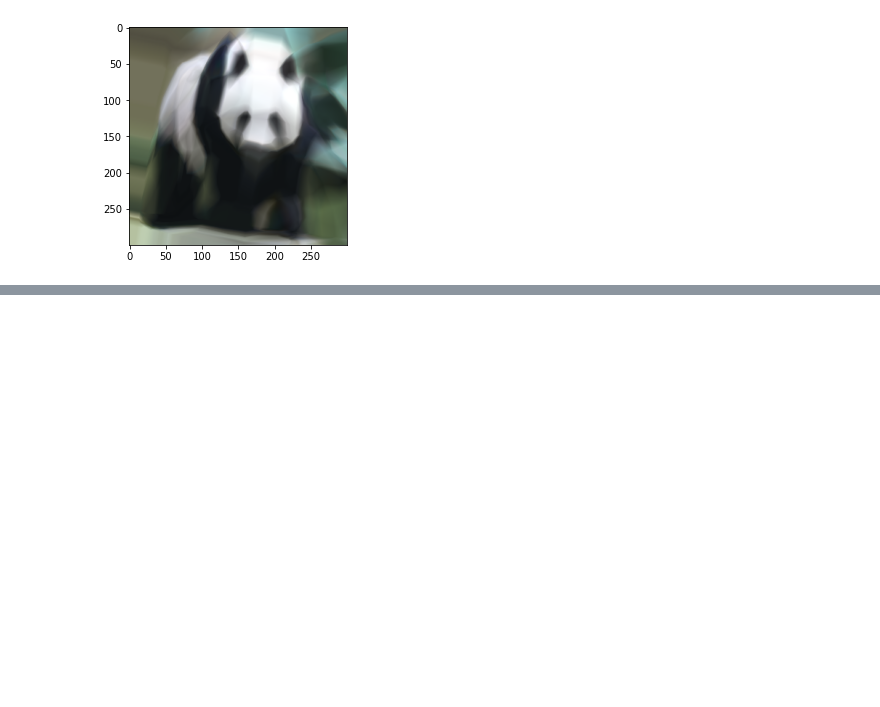
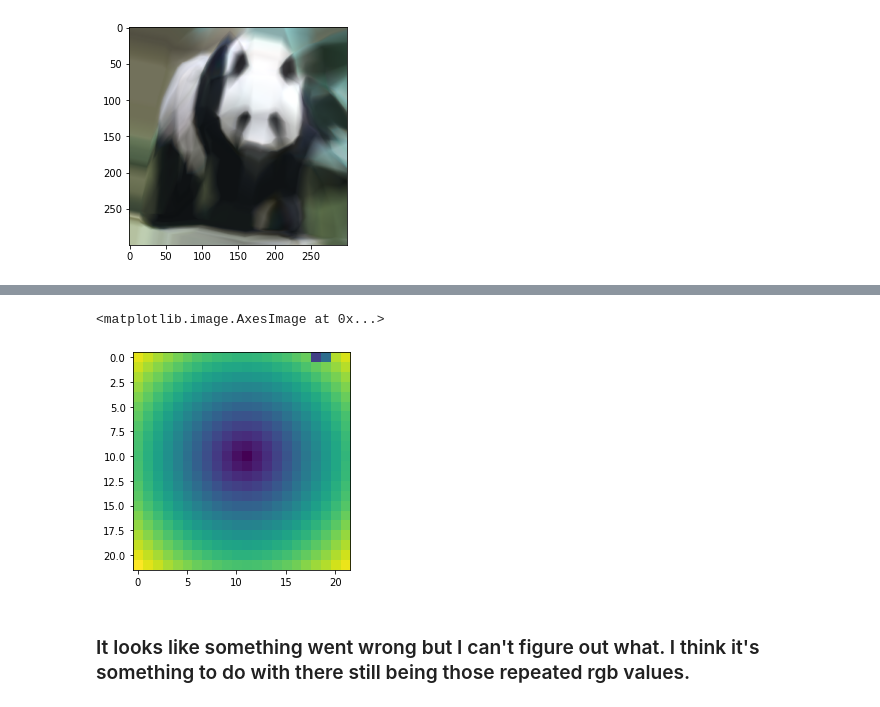
Before and after one commit to yrafalin/MachineLearning, a Jupyter notebook: NeuralNetworks/painter.ipynb, the cells around one changed output, grey strips where cells are left out. Saved outputs shown, nothing was run; the diff lists cells and outputs as text; code cells hidden in the pictures; blank space fills up the shorter version.

```diff
--- a/NeuralNetworks/painter.ipynb
+++ b/NeuralNetworks/painter.ipynb
@@ -370,0 +540,7 @@ imshow(img)
+# %%
+y6_list = y6.tolist()
+y6_list = [tuple(l) for l in y6_list]
+seen = set()
+for x in y6_list:
+    if x in seen: print(x)
+    seen.add(x)
@@ -370,0 +551,18 @@ imshow(img)
+# %%
+def make_reverse_model():
+    model = Sequential()
+    model.add(Dense(3, activation='relu', input_shape=(3,)))
+    model.add(Dense(20, activation='relu'))
+    model.add(Dense(20, activation='relu'))
+    model.add(Dense(20, activation='relu'))
+    model.add(Dense(20, activation='relu'))
+    model.add(Dense(20, activation='relu'))
+    model.add(Dense(20, activation='relu'))
+    model.add(Dense(20, activation='relu'))
+    model.add(Dense(2))
+    model.compile(loss='mean_squared_error', optimizer='adam')
+    return model
+
+m6 = make_reverse_model()
+# %%
+m6.fit(y6, x6, batch_size=5, epochs=25, verbose=1, validation_data=(y6, x6))
@@ -370,0 +588,20 @@ imshow(img)
+# %%
+from math import hypot
+def generate_reverse_image(model, x, width, height):
+    img = Image.new("L", [width, height])
+    pixels = img.load()
+    y_pred = model.predict(x)
+    for y in range(height):
+        for x in range(width):
+            idx = x + y * width
+            c_val = 256 * hypot(y_pred[idx][0]-(x/float(width)), y_pred[idx][1]-(y/float(height)))#/32
+            pixels[x, y] = int(c_val)
+    return img
+
+img = generate_reverse_image(m6, y6, im6.width, im6.height)
+imshow(img)
+# %% [output]
+<matplotlib.image.AxesImage at 0x...>
+[figure, added]
+# %% [markdown]
+### It looks like something went wrong but I can't figure out what. I think it's something to do with there still being those repeated rgb values.
```
Also changed, not shown: parts of 35 cells of this notebook.
